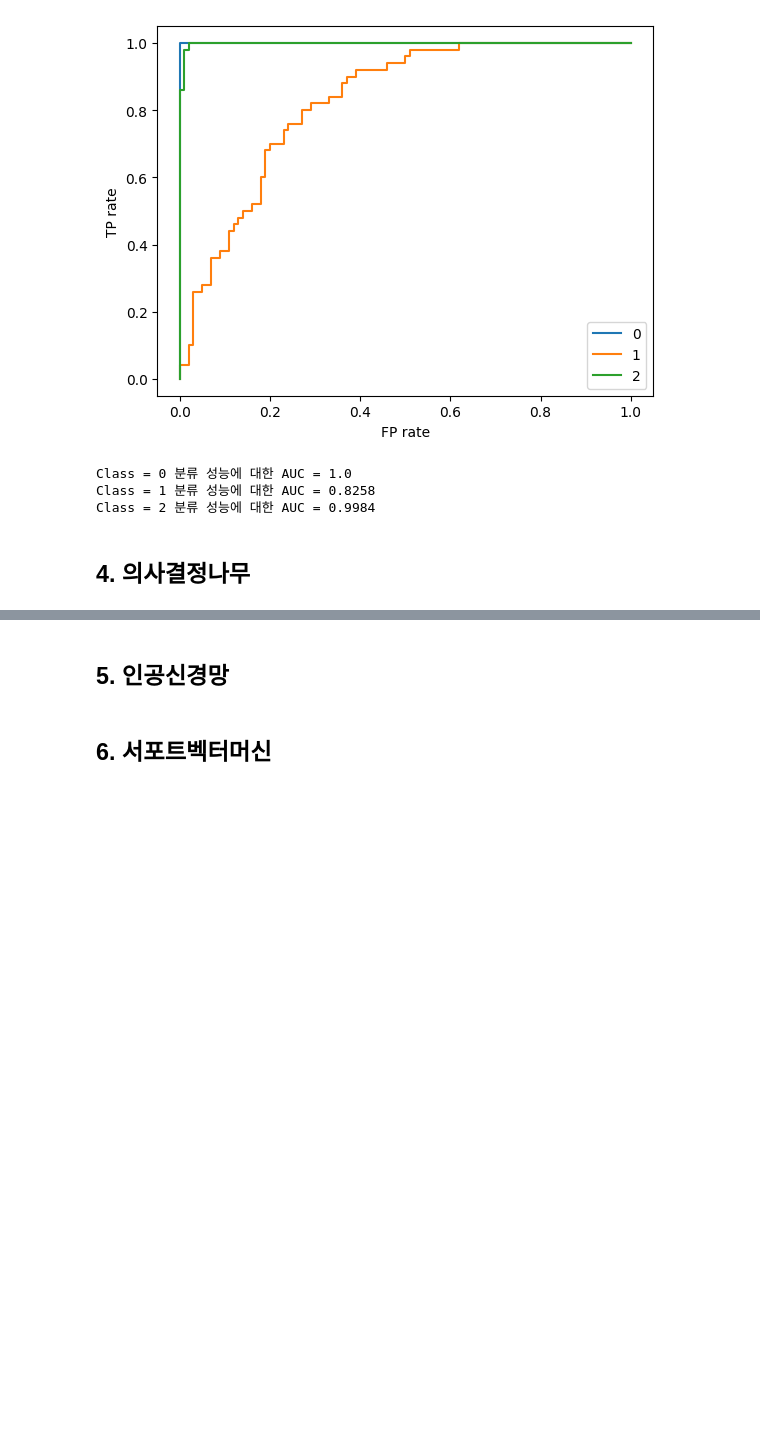
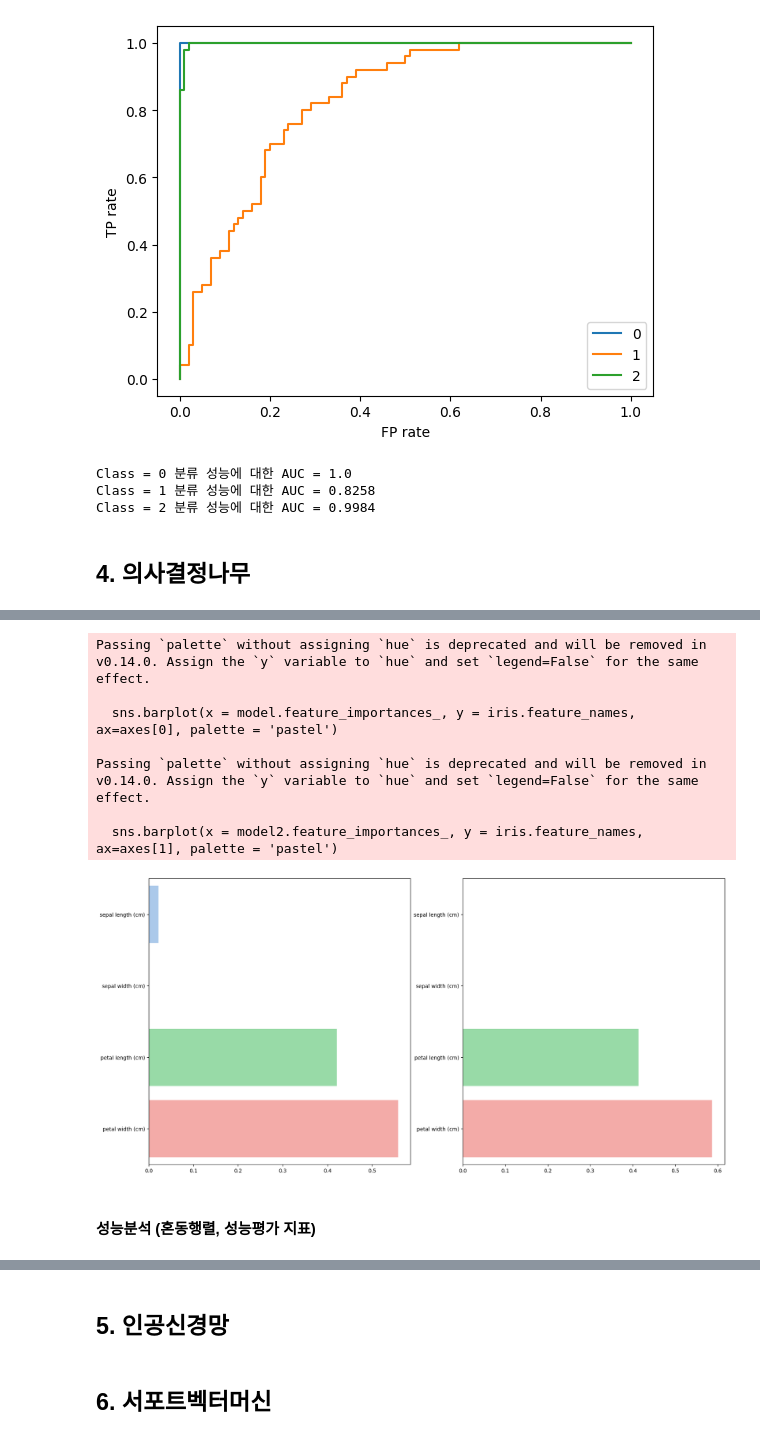
Before and after one commit to RoRdil31/Data-Analytics-Certification, a Jupyter notebook: BigData_Certification.ipynb, the cells around one changed output, grey strips where cells are left out. Drawn from its saved outputs; the diff is of its cells as text; code cells hidden in the pictures; blank space fills up the shorter version.

```diff
--- a/BigData_Certification.ipynb
+++ b/BigData_Certification.ipynb
@@ -859,0 +947,16 @@ Class = 2 분류 성능에 대한 AUC = 0.9984
+# %%
+fig, axes = plt.subplots(1,2, figsize=(20,10))
+sns.barplot(x = model.feature_importances_, y = iris.feature_names, ax=axes[0], palette = 'pastel')
+sns.barplot(x = model2.feature_importances_, y = iris.feature_names, ax=axes[1], palette = 'pastel')
+plt.show()
+# %% [output]
+Passing `palette` without assigning `hue` is deprecated and will be removed in v0.14.0. Assign the `y` variable to `hue` and set `legend=False` for the same effect.
+
+  sns.barplot(x = model.feature_importances_, y = iris.feature_names, ax=axes[0], palette = 'pastel')
+
+Passing `palette` without assigning `hue` is deprecated and will be removed in v0.14.0. Assign the `y` variable to `hue` and set `legend=False` for the same effect.
+
+  sns.barplot(x = model2.feature_importances_, y = iris.feature_names, ax=axes[1], palette = 'pastel')
+[figure, added]
+# %% [markdown]
+#### 성능분석 (혼동행렬, 성능평가 지표)
```
Also changed, not shown: parts of 8 cells of this notebook.
